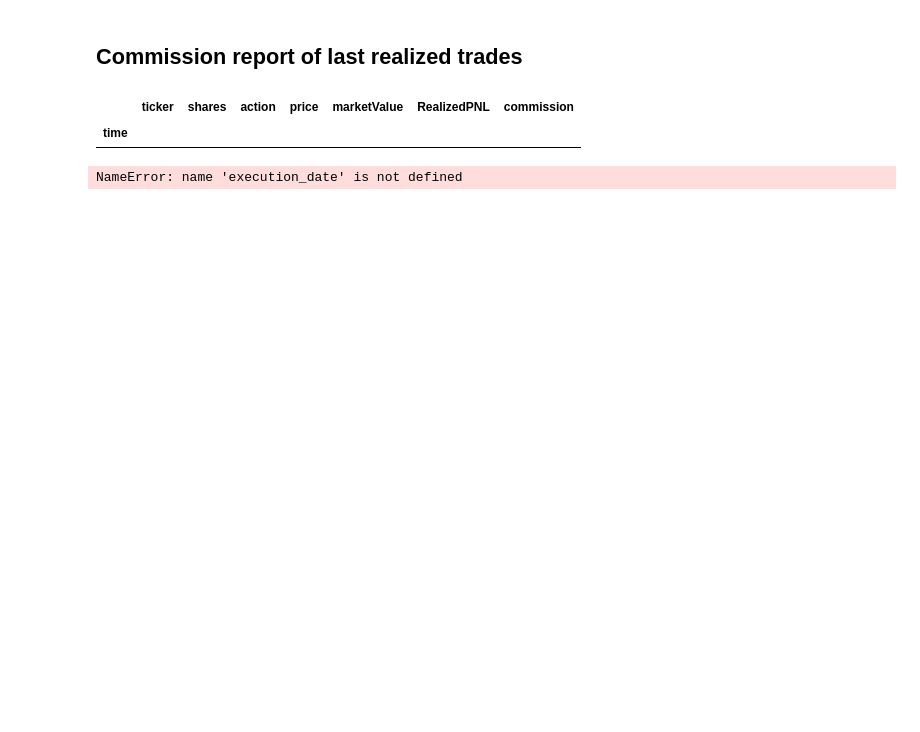
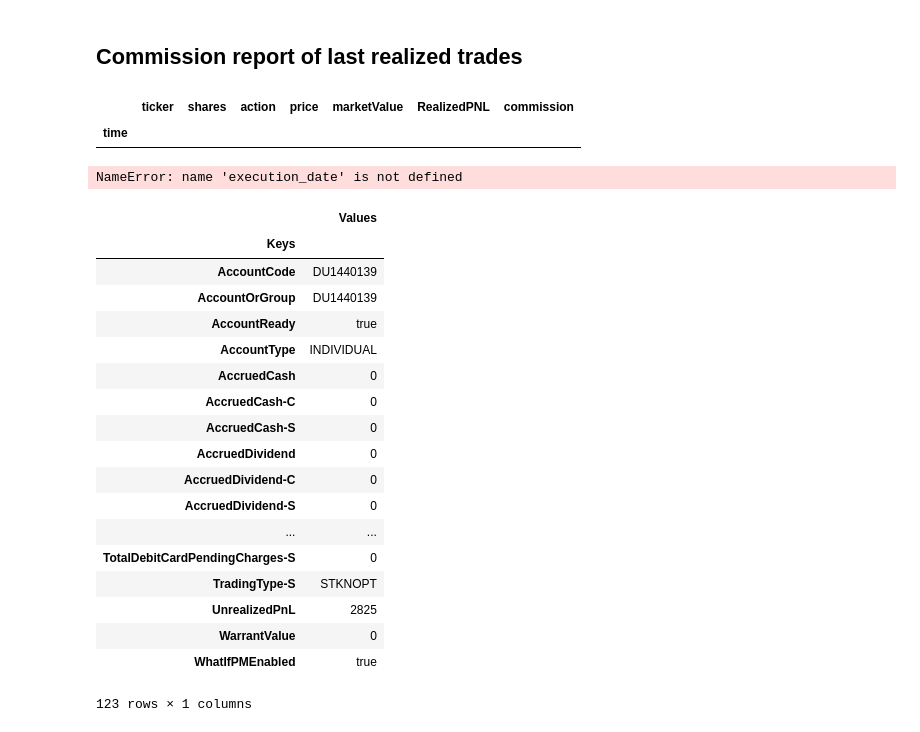
Before and after one commit to keyvantaj/Quantitative, a Jupyter notebook: portfolio_management.ipynb, the cells around one changed output. Drawn from its saved outputs; the diff is of its cells as text; code cells hidden in the pictures; blank space fills up the shorter version.

```diff
--- a/portfolio_management.ipynb
+++ b/portfolio_management.ipynb
@@ -314,3 +321,25 @@ print (' Total Realized PNL: {} $'.format(RealizedPNL))
 #print (' Total Realized Return: {} %'.format(Total_Realized_Return))
 # %% [output]
 NameError: name 'execution_date' is not defined
+# %%
+acc
+# %% [output]
+|  | Values |
+| Keys |  |
+| AccountCode | DU1440139 |
+| AccountOrGroup | DU1440139 |
+| AccountReady | true |
+| AccountType | INDIVIDUAL |
+| AccruedCash | 0 |
+| AccruedCash-C | 0 |
+| AccruedCash-S | 0 |
+| AccruedDividend | 0 |
+| AccruedDividend-C | 0 |
+| AccruedDividend-S | 0 |
+| ... | ... |
+| TotalDebitCardPendingCharges-S | 0 |
+| TradingType-S | STKNOPT |
+| UnrealizedPnL | 2825 |
+| WarrantValue | 0 |
+| WhatIfPMEnabled | true |
+123 rows × 1 columns
```
Also changed, not shown: parts of 19 cells of this notebook, 6 other files.
